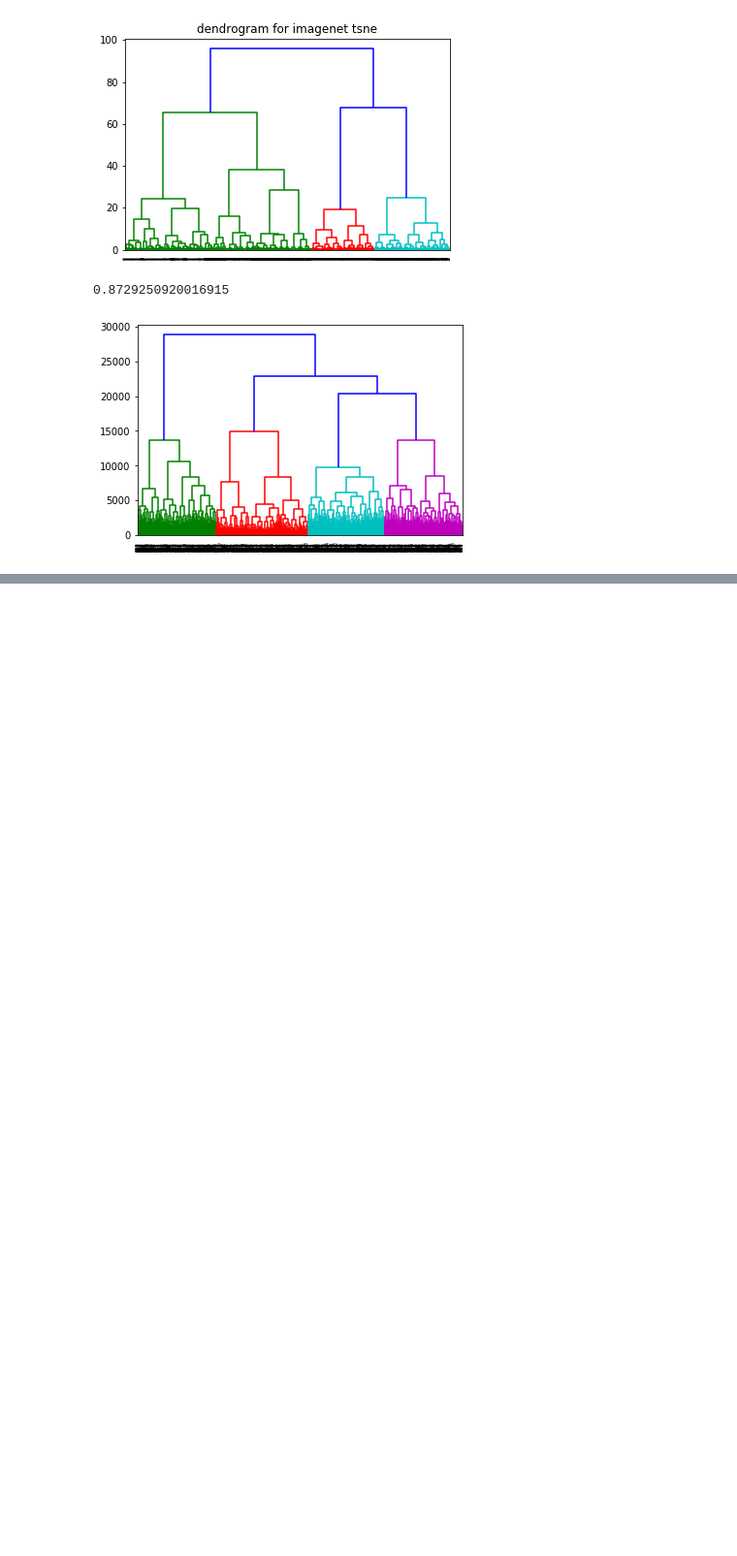
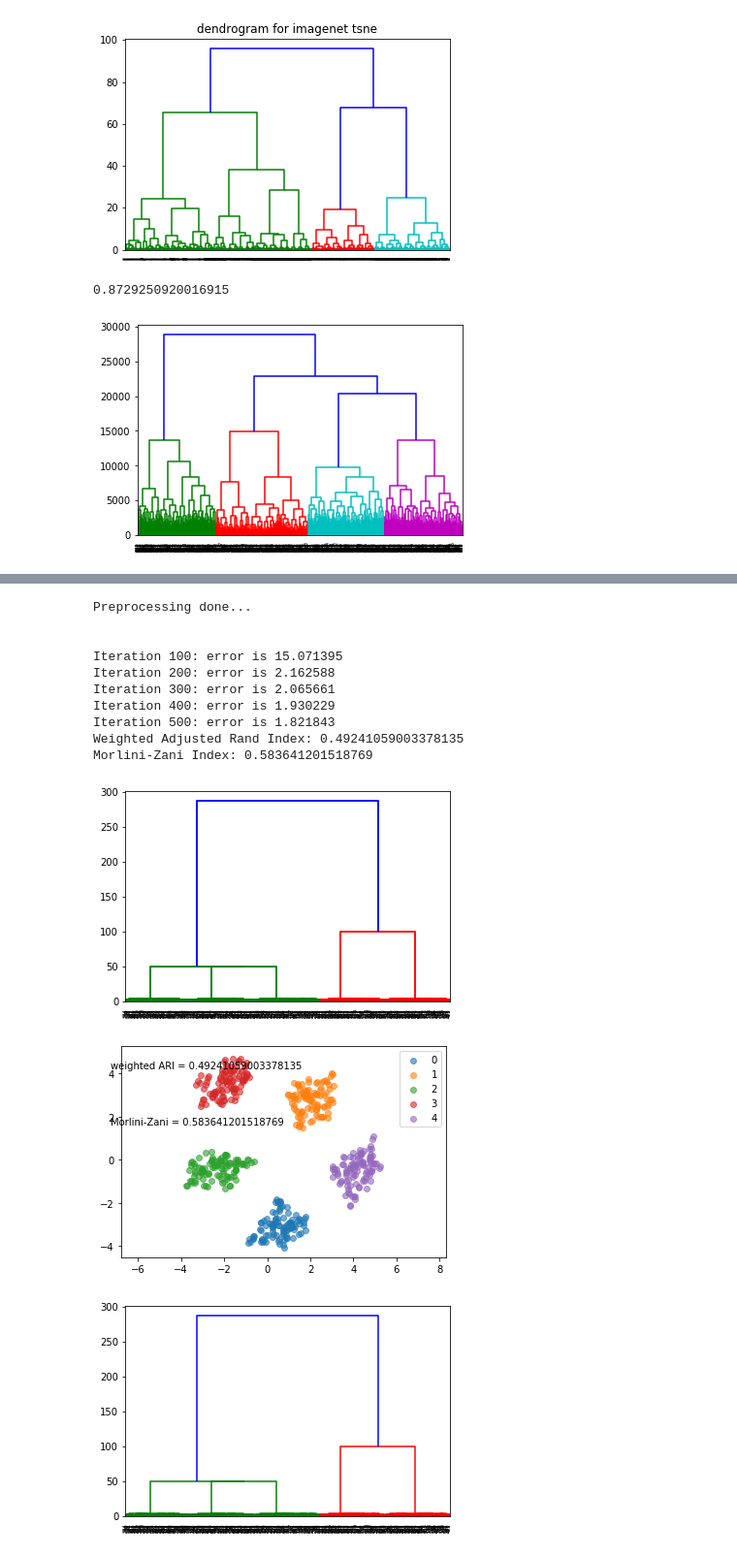
Before and after one commit to subramanianjayant/MSTER-ALS-Matrix-Factorization, a Jupyter notebook: tsne/artificial_data_gen.ipynb, the cells around one changed output, grey strips where cells are left out. Shown: that part at 97% size. Drawn from its saved outputs; the diff is of its cells as text; code cells hidden in the pictures; blank space fills up the shorter version.

```diff
--- a/tsne/artificial_data_gen.ipynb
+++ b/tsne/artificial_data_gen.ipynb
@@ -1490,0 +1584,16 @@ weighted_nmi(mnist_x, htsne_mnist_X)
+# %%
+g_tsne(X,y, save_name="5_blob_3_close_2_far_500_pts", iterations=500)
+# %% [output]
+Preprocessing done...
+
+
+Iteration 100: error is 15.071395
+Iteration 200: error is 2.162588
+Iteration 300: error is 2.065661
+Iteration 400: error is 1.930229
+Iteration 500: error is 1.821843
+Weighted Adjusted Rand Index: 0.49241059003378135
+Morlini-Zani Index: 0.583641201518769
+[figure, added]
+[figure, added]
+[figure, added]
```
Also changed, not shown: parts of 13 cells of this notebook, 8 other files.
